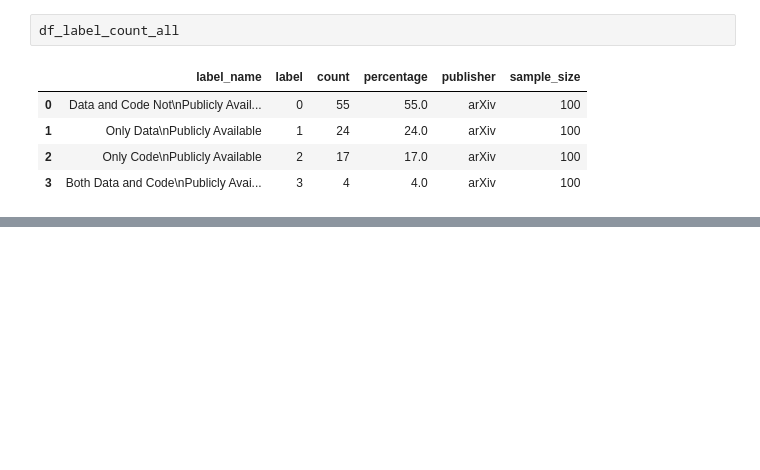
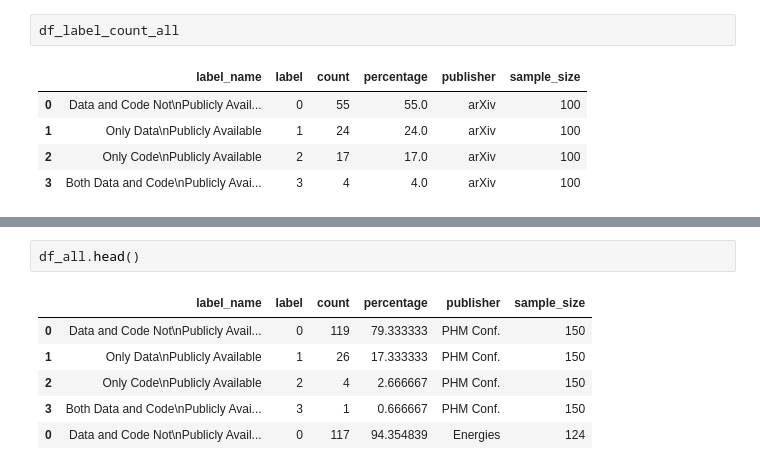
Before and after one commit to tvhahn/arxiv-code-search, a Jupyter notebook: notebooks/summarize_manual_labels.ipynb, the cells around one changed output, grey strips where cells are left out. Drawn from its saved outputs; the diff is of its cells as text; blank space fills up the shorter version.

```diff
--- a/notebooks/summarize_manual_labels.ipynb
+++ b/notebooks/summarize_manual_labels.ipynb
@@ -91,0 +121,9 @@ df_label_count_all
+# %%
+df_all.head()
+# %% [output]
+|  | label_name | label | count | percentage | publisher | sample_size |
+| 0 | Data and Code Not\nPublicly Avail... | 0 | 119 | 79.333333 | PHM Conf. | 150 |
+| 1 | Only Data\nPublicly Available | 1 | 26 | 17.333333 | PHM Conf. | 150 |
+| 2 | Only Code\nPublicly Available | 2 | 4 | 2.666667 | PHM Conf. | 150 |
+| 3 | Both Data and Code\nPublicly Avai... | 3 | 1 | 0.666667 | PHM Conf. | 150 |
+| 0 | Data and Code Not\nPublicly Avail... | 0 | 117 | 94.354839 | Energies | 124 |
```
Also changed, not shown: parts of 9 cells of this notebook, 1 other file.
